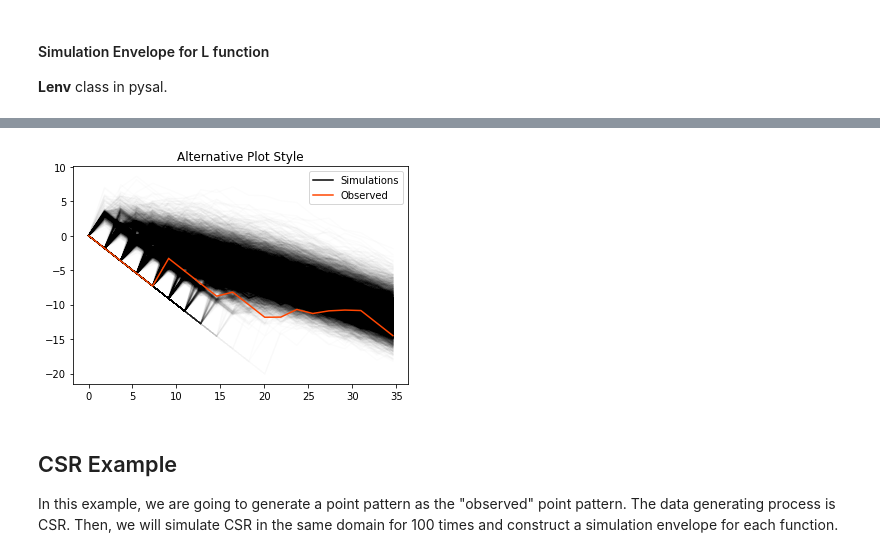
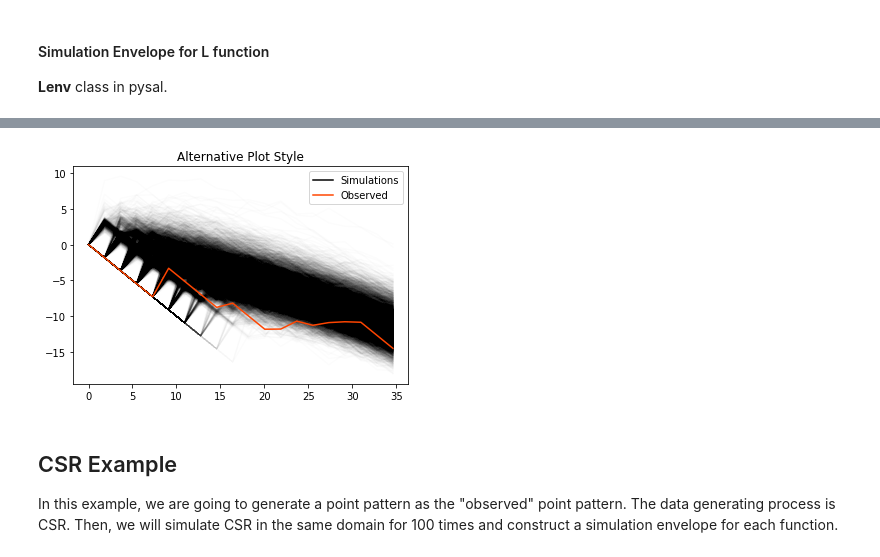
Before and after one commit to pysal/pointpats, a Jupyter notebook: notebooks/distance_statistics-numpy-oriented.ipynb, the cells around one changed output, grey strips where cells are left out. Drawn from its saved outputs; the diff is of its cells as text; code cells hidden in the pictures.

```diff
--- a/notebooks/distance_statistics-numpy-oriented.ipynb
+++ b/notebooks/distance_statistics-numpy-oriented.ipynb
@@ -401,17 +401,17 @@ LtestResult(support=array([ 0.        ,  1.82269693,  3.64539386,  5.46809079,
 # %%
 plt.plot(l_test.support,
-         l_test.replications,
+         l_test.replications.T,
          color='k', alpha=.01)
 plt.plot(l_test.support,
-         l_test.replications[:,0],
+         l_test.replications[0],
          color='k', label='Simulations')
 plt.plot(l_test.support, l_test.statistic, color='orangered',
          label='Observed')
 plt.title('Alternative Plot Style')
 plt.legend()
 plt.show()
 # %% [output]
-[figure, old version]
+[figure, new version]
 # %% [markdown]
 ## CSR Example
 In this example, we are going to generate a point pattern as the "observed" point pattern. The data generating process is CSR. Then, we will simulate CSR in the same domain for 100 times and construct a simulation envelope for each function.
```
Also changed, not shown: parts of 26 cells of this notebook.
